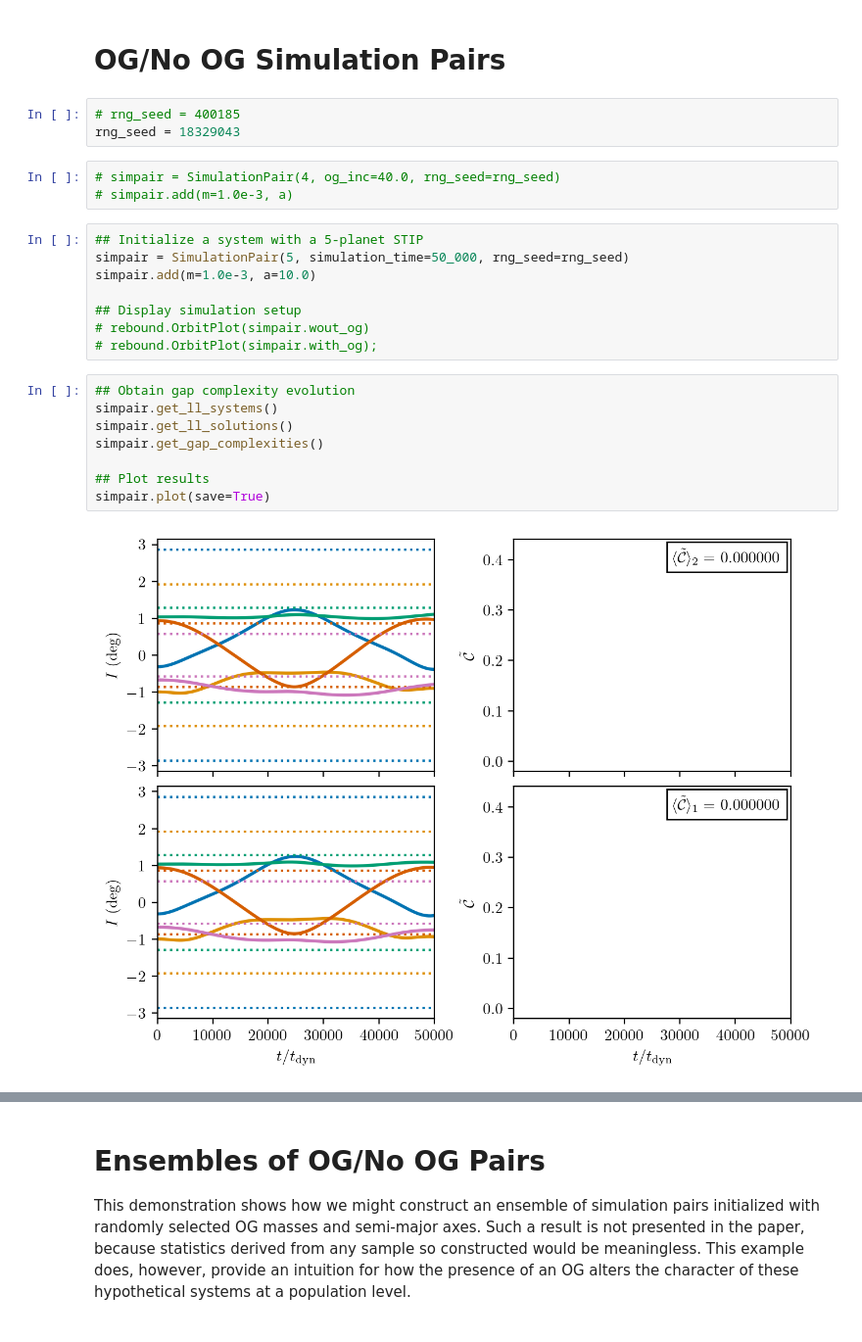
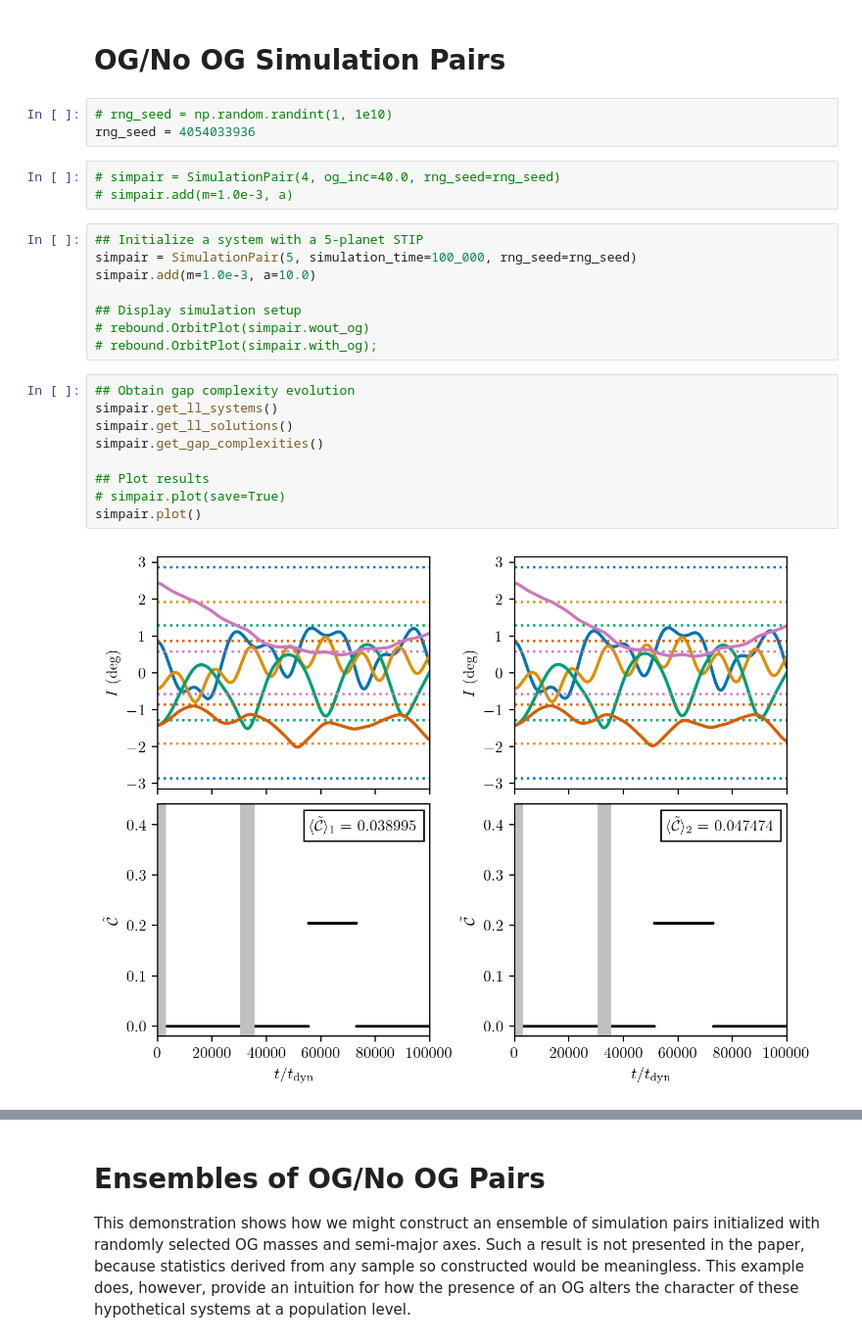
Before and after one commit to jrlivesey/SecularGapComplexity, a Jupyter notebook: simulation-pairs.ipynb, the cells around one changed output, grey strips where cells are left out. Shown: that part at 98% size. Drawn from its saved outputs; the diff is of its cells as text.

```diff
--- a/simulation-pairs.ipynb
+++ b/simulation-pairs.ipynb
@@ -15,14 +15,14 @@ plt.rcParams['font.family'] = 'cmu-serif'
 # %% [markdown]
 # OG/No OG Simulation Pairs
 # %%
-# rng_seed = 400185
-rng_seed = 18329043
+# rng_seed = np.random.randint(1, 1e10)
+rng_seed = 4054033936
 # %%
 # simpair = SimulationPair(4, og_inc=40.0, rng_seed=rng_seed)
 # simpair.add(m=1.0e-3, a)
 # %%
 ## Initialize a system with a 5-planet STIP
-simpair = SimulationPair(5, simulation_time=50_000, rng_seed=rng_seed)
+simpair = SimulationPair(5, simulation_time=100_000, rng_seed=rng_seed)
 simpair.add(m=1.0e-3, a=10.0)
 
 ## Display simulation setup
@@ -31,12 +31,13 @@ simpair.add(m=1.0e-3, a=10.0)
 # %%
 ## Obtain gap complexity evolution
 simpair.get_ll_systems()
 simpair.get_ll_solutions()
 simpair.get_gap_complexities()
 
 ## Plot results
-simpair.plot(save=True)
+# simpair.plot(save=True)
+simpair.plot()
 # %% [output]
-[figure, old version]
+[figure, new version]
 # %%
 ## Initialize new system
```
Also changed, not shown: parts of 2 cells of this notebook, 4 other files.
